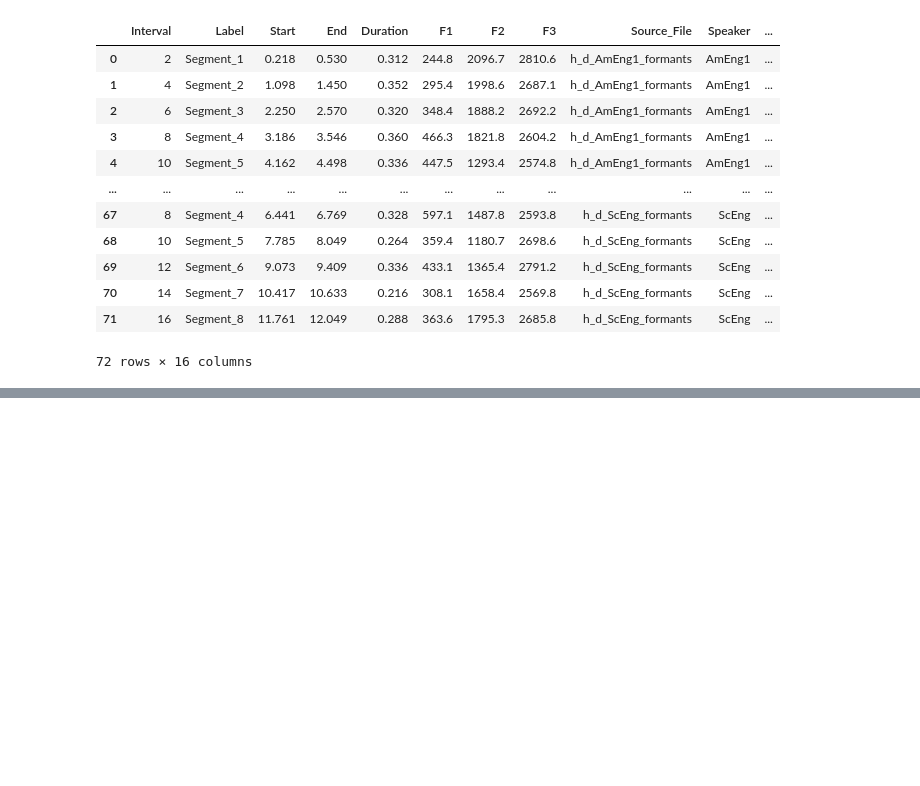
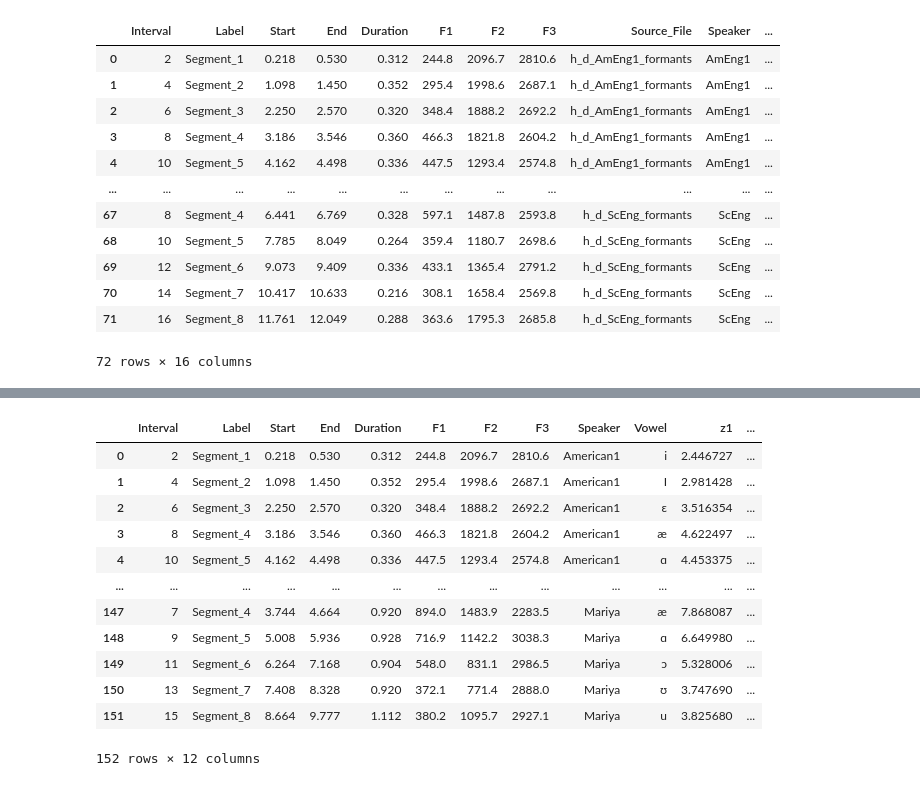
Before and after one commit to ethanweed/praat-workshop, a Jupyter notebook: advanced_vowelspace_plot.ipynb, the cells around one changed output, grey strips where cells are left out. Cells and saved outputs as stored; diff of their text form; code cells hidden in the pictures; blank space fills up the shorter version.

```diff
--- a/advanced_vowelspace_plot.ipynb
+++ b/advanced_vowelspace_plot.ipynb
@@ -295,0 +393,16 @@ df = pd.read_csv('', sep='\t')
+# %%
+barkify(df, ["F1","F2"])
+# %% [output]
+|  | Interval | Label | Start | End | Duration | F1 | F2 | F3 | Speaker | Vowel | z1 | ... |
+| 0 | 2 | Segment_1 | 0.218 | 0.530 | 0.312 | 244.8 | 2096.7 | 2810.6 | American1 | i | 2.446727 | ... |
+| 1 | 4 | Segment_2 | 1.098 | 1.450 | 0.352 | 295.4 | 1998.6 | 2687.1 | American1 | I | 2.981428 | ... |
+| 2 | 6 | Segment_3 | 2.250 | 2.570 | 0.320 | 348.4 | 1888.2 | 2692.2 | American1 | ɛ | 3.516354 | ... |
+| 3 | 8 | Segment_4 | 3.186 | 3.546 | 0.360 | 466.3 | 1821.8 | 2604.2 | American1 | æ | 4.622497 | ... |
+| 4 | 10 | Segment_5 | 4.162 | 4.498 | 0.336 | 447.5 | 1293.4 | 2574.8 | American1 | ɑ | 4.453375 | ... |
+| ... | ... | ... | ... | ... | ... | ... | ... | ... | ... | ... | ... | ... |
+| 147 | 7 | Segment_4 | 3.744 | 4.664 | 0.920 | 894.0 | 1483.9 | 2283.5 | Mariya | æ | 7.868087 | ... |
+| 148 | 9 | Segment_5 | 5.008 | 5.936 | 0.928 | 716.9 | 1142.2 | 3038.3 | Mariya | ɑ | 6.649980 | ... |
+| 149 | 11 | Segment_6 | 6.264 | 7.168 | 0.904 | 548.0 | 831.1 | 2986.5 | Mariya | ɔ | 5.328006 | ... |
+| 150 | 13 | Segment_7 | 7.408 | 8.328 | 0.920 | 372.1 | 771.4 | 2888.0 | Mariya | ʊ | 3.747690 | ... |
+| 151 | 15 | Segment_8 | 8.664 | 9.777 | 1.112 | 380.2 | 1095.7 | 2927.1 | Mariya | u | 3.825680 | ... |
+152 rows × 12 columns
```
Also changed, not shown: parts of 20 cells of this notebook.
